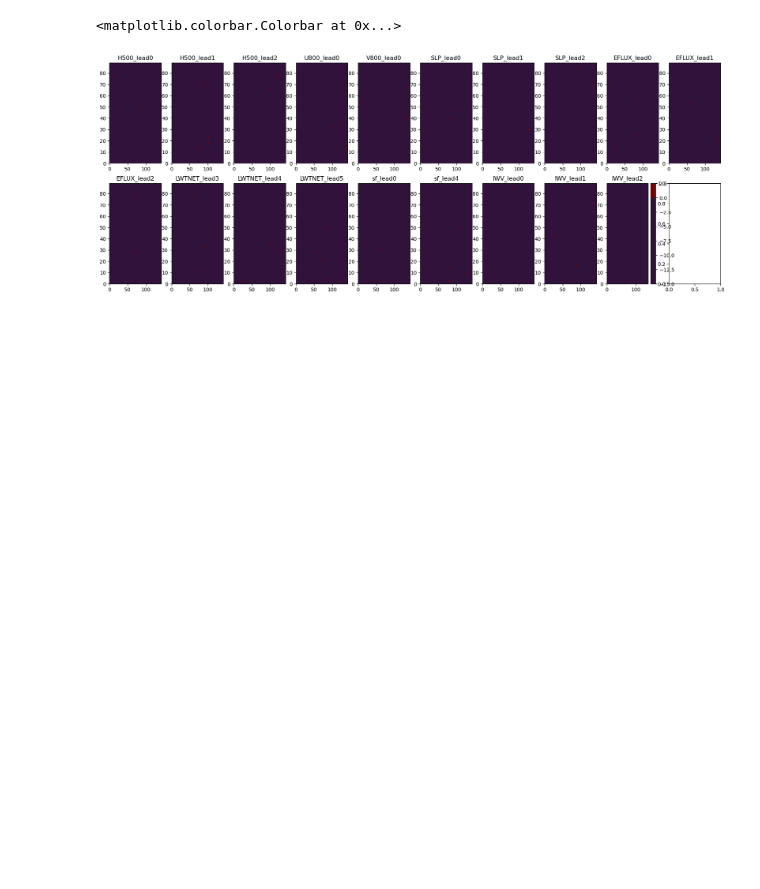
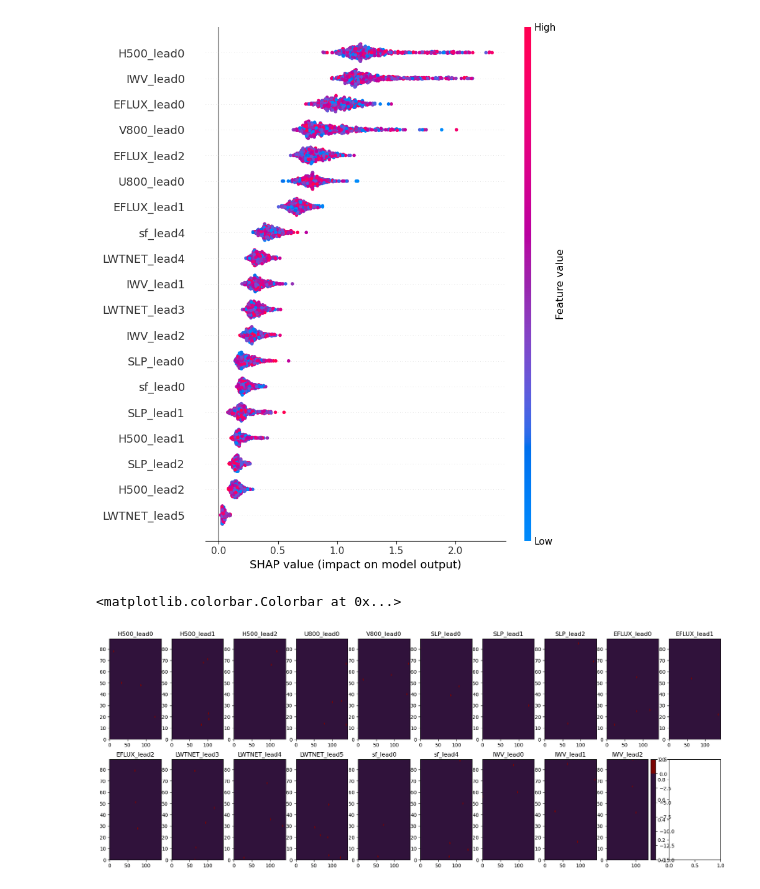
Before and after one commit to rlbaiman/AntarcticAR_ML, a Jupyter notebook: XGboost/XGboost_region.ipynb, the cells around one changed output. Saved outputs shown, nothing was run; the diff lists cells and outputs as text; code cells hidden in the pictures; blank space fills up the shorter version.

```diff
--- a/XGboost/XGboost_region.ipynb
+++ b/XGboost/XGboost_region.ipynb
@@ -157,3 +196,7 @@ np.array(ds_val.n_channel)[3]
+# %%
+shap.summary_plot(get_variable_shap_abs(shap_values), X_val_variable,get_variable_names())
+# %% [output]
+[figure, added]
 # %%
 # attempt to map shap values - not sure if this worked
 fig,axes = plt.subplots(2,10,figsize=(22,8))
```
Also changed, not shown: parts of 21 cells of this notebook, 8 other files.
